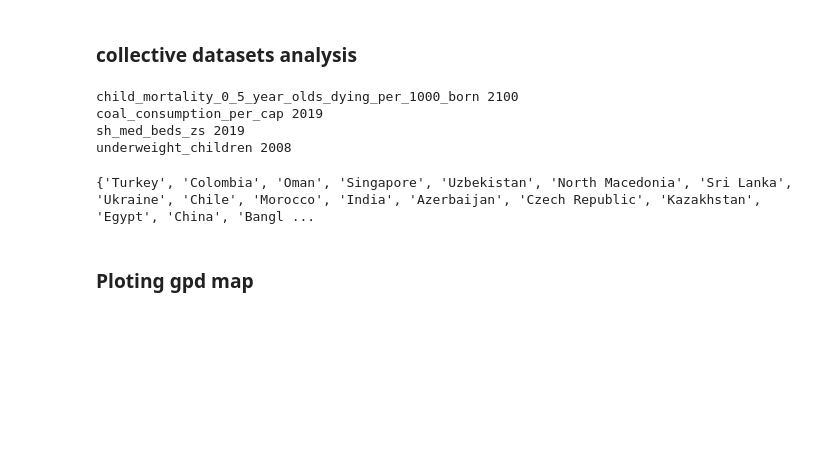
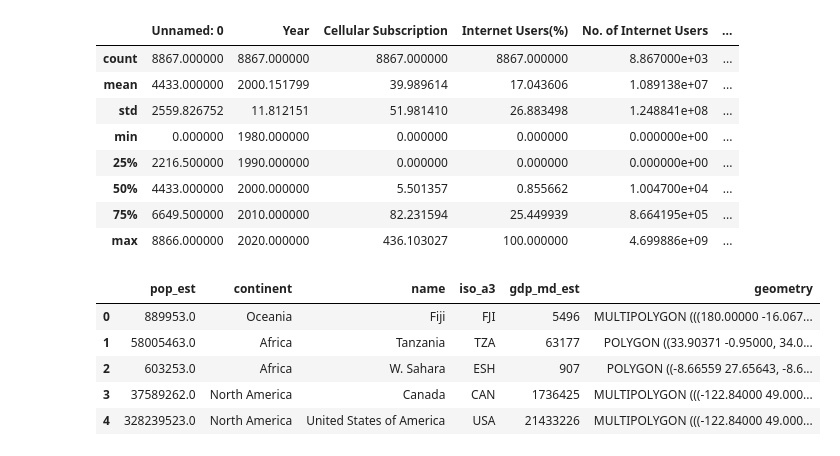
Before and after one commit to Norbert-Podgorski/Child-Mortality-Prediction-Bayesian-Model, a Jupyter notebook: KPI_analysis.ipynb, the cells around one changed output. Cells and saved outputs as stored; diff of their text form; code cells hidden in the pictures; blank space fills up the shorter version.

```diff
--- a/KPI_analysis.ipynb
+++ b/KPI_analysis.ipynb
@@ -10,19 +10,6 @@ warnings.filterwarnings("ignore")
-# %% [markdown]
-### collective datasets analysis
-# %%
-KPI_data = {os.path.splitext(os.path.basename(file_name))[0] : pd.read_csv(file_name) for file_name in glob.glob('original_data/*')}
-for dataset_name in KPI_data:
-    print(dataset_name, KPI_data[dataset_name].columns[-1])
-# %% [output]
-child_mortality_0_5_year_olds_dying_per_1000_born 2100
-coal_consumption_per_cap 2019
-sh_med_beds_zs 2019
-underweight_children 2008
 # %%
-# the inner join of the country name in all datasets
-dataset_country_name = [set(KPI_data[_].country) for _ in KPI_data]
-print(dataset_country_name[0].intersection(*dataset_country_name[1:]))
+# for dataset_name in KPI_data:
+#     print(dataset_name, KPI_data[dataset_name].columns[-1])
+
+# dataset_country_name = [set(KPI_data[_].country) for _ in KPI_data]
+# print(dataset_country_name[0].intersection(*dataset_country_name[1:]))
-# %% [output]
-{'Turkey', 'Colombia', 'Oman', 'Singapore', 'Uzbekistan', 'North Macedonia', 'Sri Lanka', 'Ukraine', 'Chile', 'Morocco', 'India', 'Azerbaijan', 'Czech Republic', 'Kazakhstan', 'Egypt', 'China', 'Bangl ...
-# %% [markdown]
-### Ploting gpd map
@@ -28,0 +18,12 @@ print(dataset_country_name[0].intersection(*dataset_country_name[1:]))
+# %%
+global_internet_users.describe()
+# %% [output]
+|  | Unnamed: 0 | Year | Cellular Subscription | Internet Users(%) | No. of Internet Users | ... |
+| count | 8867.000000 | 8867.000000 | 8867.000000 | 8867.000000 | 8.867000e+03 | ... |
+| mean | 4433.000000 | 2000.151799 | 39.989614 | 17.043606 | 1.089138e+07 | ... |
+| std | 2559.826752 | 11.812151 | 51.981410 | 26.883498 | 1.248841e+08 | ... |
+| min | 0.000000 | 1980.000000 | 0.000000 | 0.000000 | 0.000000e+00 | ... |
+| 25% | 2216.500000 | 1990.000000 | 0.000000 | 0.000000 | 0.000000e+00 | ... |
+| 50% | 4433.000000 | 2000.000000 | 5.501357 | 0.855662 | 1.004700e+04 | ... |
+| 75% | 6649.500000 | 2010.000000 | 82.231594 | 25.449939 | 8.664195e+05 | ... |
+| max | 8866.000000 | 2020.000000 | 436.103027 | 100.000000 | 4.699886e+09 | ... |
@@ -29,2 +33,10 @@ print(dataset_country_name[0].intersection(*dataset_country_name[1:]))
 # %%
 countries = gpd.read_file(gpd.datasets.get_path("naturalearth_lowres"))
+countries.head()
+# %% [output]
+|  | pop_est | continent | name | iso_a3 | gdp_md_est | geometry |
+| 0 | 889953.0 | Oceania | Fiji | FJI | 5496 | MULTIPOLYGON (((180.00000 -16.067... |
+| 1 | 58005463.0 | Africa | Tanzania | TZA | 63177 | POLYGON ((33.90371 -0.95000, 34.0... |
+| 2 | 603253.0 | Africa | W. Sahara | ESH | 907 | POLYGON ((-8.66559 27.65643, -8.6... |
+| 3 | 37589262.0 | North America | Canada | CAN | 1736425 | MULTIPOLYGON (((-122.84000 49.000... |
+| 4 | 328239523.0 | North America | United States of America | USA | 21433226 | MULTIPOLYGON (((-122.84000 49.000... |
```
Also changed, not shown: parts of 11 cells of this notebook.
